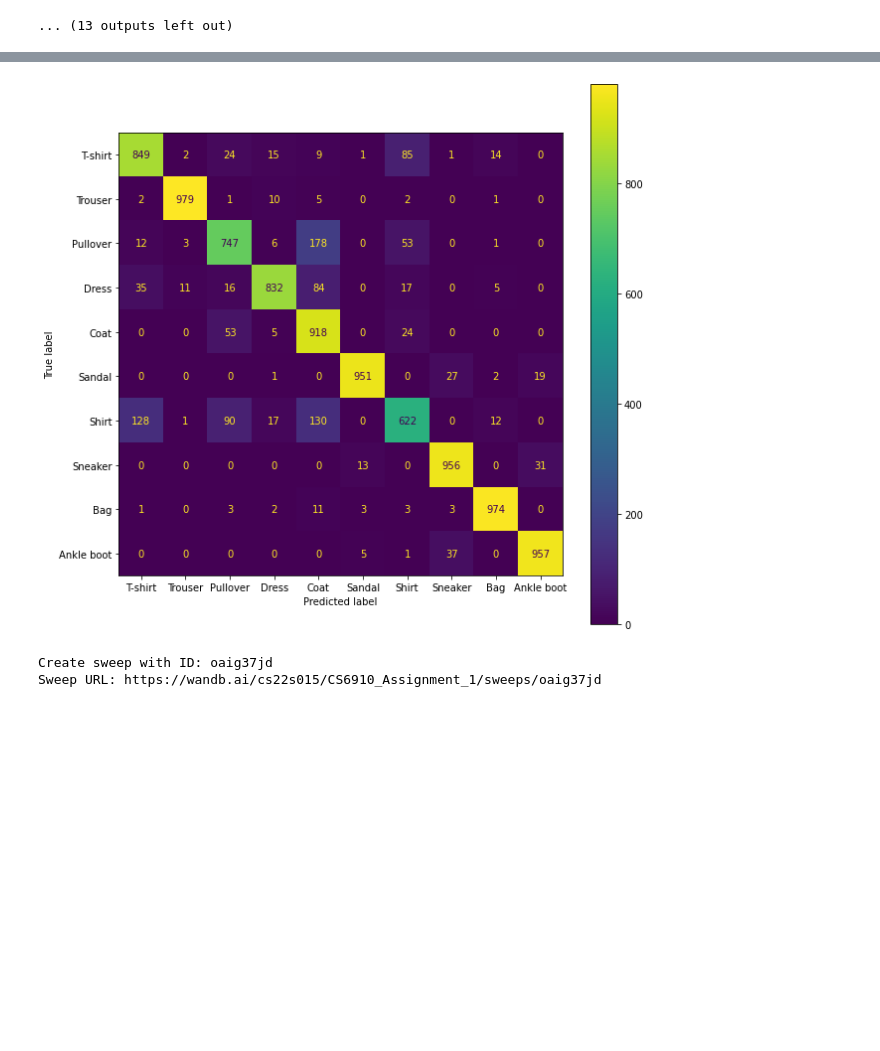
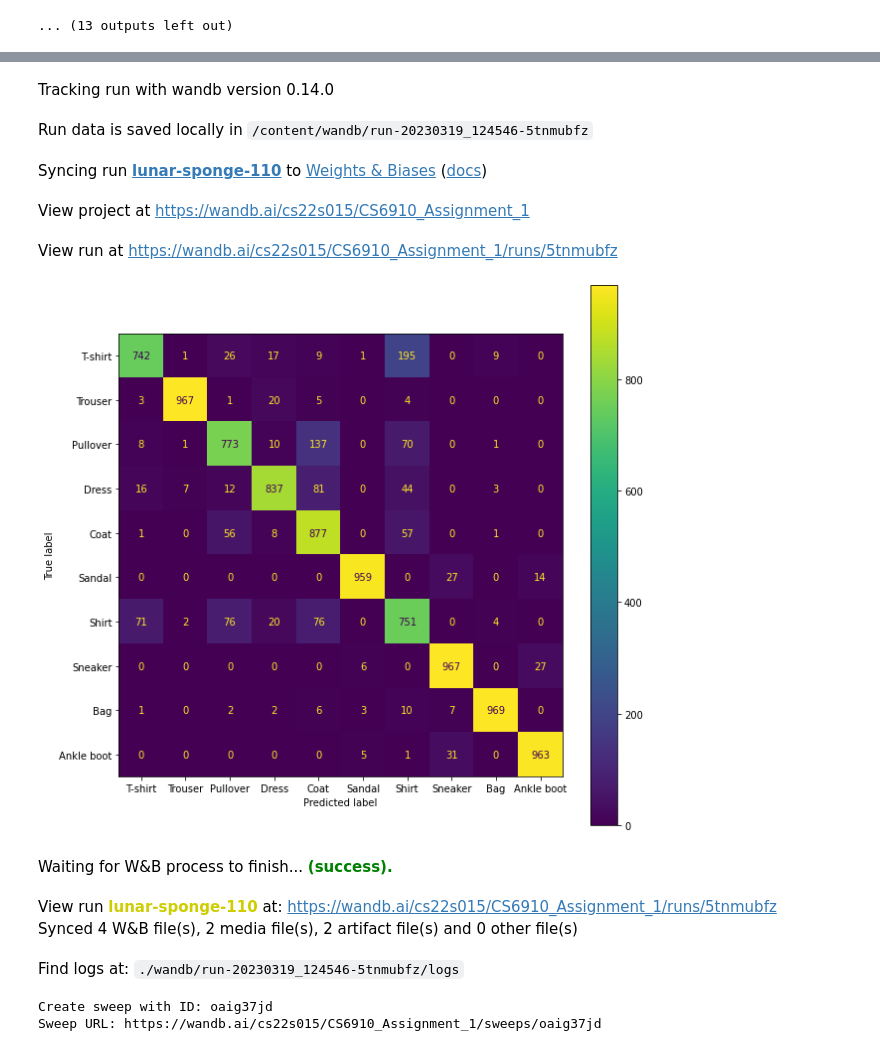
Before and after one commit to uanushkatkd/CS6910_Assignment1, a Jupyter notebook: Dl.ipynb, the cells around one changed output, grey strips where cells are left out. Saved outputs shown, nothing was run; the diff lists cells and outputs as text; code cells hidden in the pictures; blank space fills up the shorter version.

```diff
--- a/Dl.ipynb
+++ b/Dl.ipynb
@@ -916,9 +924,9 @@ Synced 4 W&B file(s), 0 media file(s), 0 artifact file(s) and 0 other file(s)
 hidden_layer=[256,256,256,256,256]
 no_of_class=10
 layer=[x_train.shape[1]]+hidden_layer+[no_of_class]
-print(layer_dim)
+print(layer)
 lr=0.001
 
-nn = NN(layer_dim,10,lr,'relu','cross_entropy','nadam','he_uniform',64,'fashion_mnist',0.9,0.95,0.9,0.999,1e-8,0)
+nn = NN(layer,10,lr,'relu','cross_entropy','nadam','he_uniform',64,'fashion_mnist',0.9,0.95,0.9,0.999,1e-8,0)
 
 nn.fit(x_train,y_train,x_test,y_test,x_val,y_val)
@@ -933,7 +964,12 @@ print("Train Accuracy = " + str(test_acc))
 print("Train Loss = " + str(test_loss))
 class_names1 = ['T-shirt', 'Trouser', 'Pullover', 'Dress', 'Coat',
                'Sandal', 'Shirt', 'Sneaker', 'Bag', 'Ankle boot']
-
+wandb.init( project="CS6910_Assignment_1")
+wandb.log({"Confusion_Matrix": wandb.plot.confusion_matrix(probs=None,
+                        y_true=y_true, preds=y_pred,
+                        class_names=class_names1
+)})
+wandb.log({"Confusion_Matrix": wandb.sklearn.plot_confusion_matrix(y_true, y_pred,class_names1)})
 
 cm = confusion_matrix(y_true,y_pred)
 disp = ConfusionMatrixDisplay(confusion_matrix=cm,
@@ -943,4 +979,5 @@ disp = ConfusionMatrixDisplay(confusion_matrix=cm,
 fig, ax = plt.subplots(figsize=(10,10))
 disp.plot(ax=ax)
 plt.show()
+wandb.finish()
 # %% [output]
@@ -949,4 +986,13 @@ Train Loss = 0.35932379958266636
+Tracking run with wandb version 0.14.0
+Run data is saved locally in /content/wandb/run-20230319_124546-5tnmubfz
+Syncing run lunar-sponge-110 to Weights & Biases (docs)
+View project at https://wandb.ai/cs22s015/CS6910_Assignment_1
+View run at https://wandb.ai/cs22s015/CS6910_Assignment_1/runs/5tnmubfz
-[figure, old version]
+[figure, new version]
+Waiting for W&B process to finish... (success).
+View run lunar-sponge-110 at: https://wandb.ai/cs22s015/CS6910_Assignment_1/runs/5tnmubfz
+Synced 4 W&B file(s), 2 media file(s), 2 artifact file(s) and 0 other file(s)
+Find logs at: ./wandb/run-20230319_124546-5tnmubfz/logs
 # %%
 # Question 8: Comparison Between squared error and cross entropy loss
 sweep_config={
```
Also changed, not shown: parts of 5 cells of this notebook.
